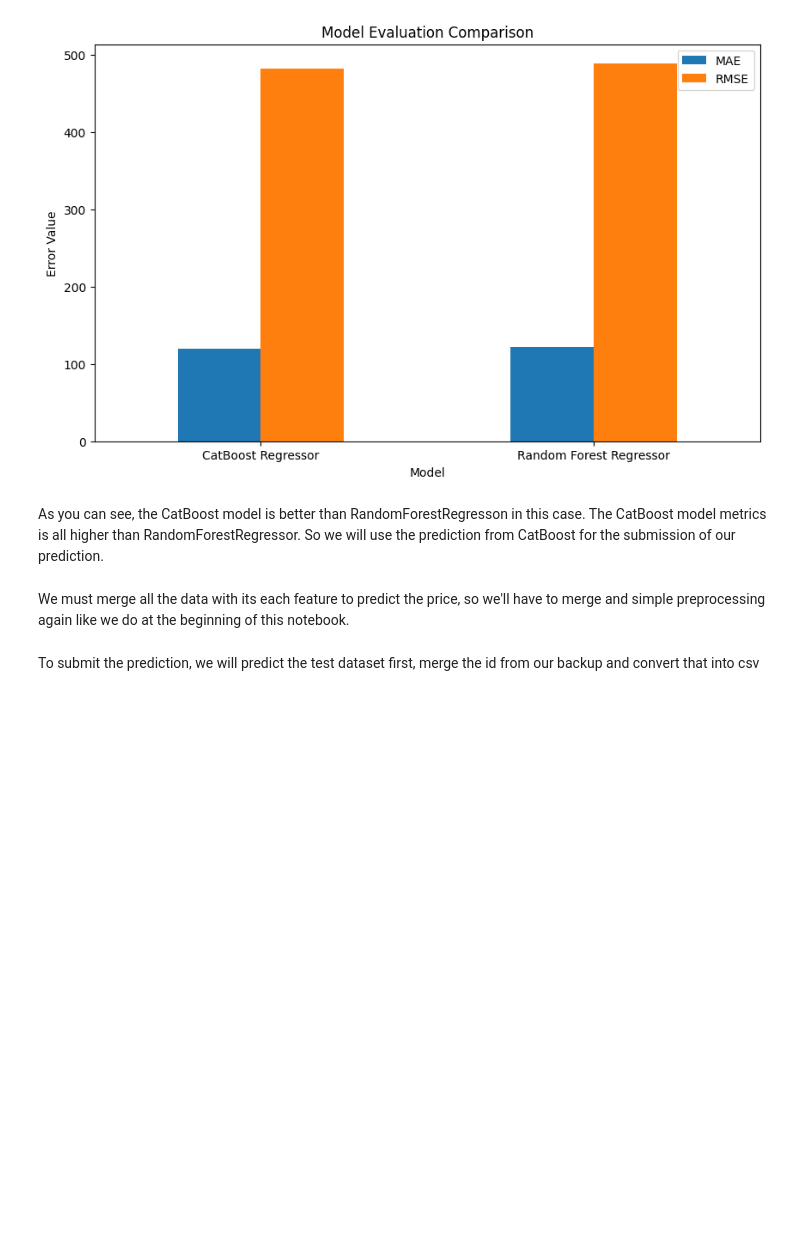
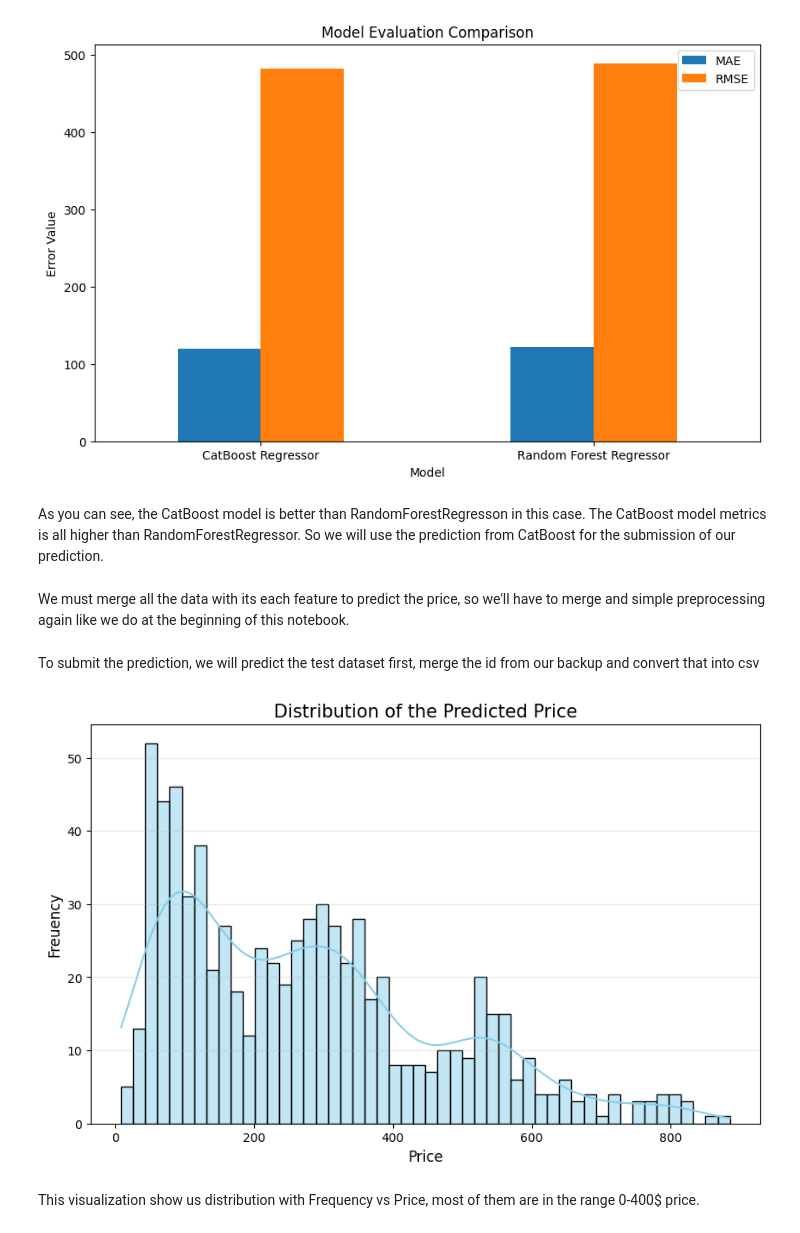
Before and after one commit to Jundannz/Airbnb-Price-Prediction, a Jupyter notebook: main.ipynb, the cells around one changed output. Saved outputs shown, nothing was run; the diff lists cells and outputs as text; code cells hidden in the pictures; blank space fills up the shorter version.

```diff
--- a/main.ipynb
+++ b/main.ipynb
@@ -401,11 +421,25 @@ To submit the prediction, we will predict the test dataset first, merge the id f
 # %%
 y_pred_final = cb_model.predict(test_prep)
 
 submission = pd.DataFrame({
     'id': test_id,
     'price': y_pred_final
 })
 
 submission.head()
 
+plt.figure(figsize=(10, 6))
+
+sns.histplot(submission['price'], kde=True, color='skyblue', bins=50)
+
+plt.title('Distribution of the Predicted Price', fontsize=15)
+plt.xlabel('Price', fontsize=12)
+plt.ylabel('Freuency', fontsize=12)
+plt.grid(axis='y', alpha=0.3)
+plt.show()
+
 submission.to_csv("sample_data/submission/submission1.csv", index=False)
+# %% [output]
+[figure, added]
+# %% [markdown]
+This visualization show us distribution with Frequency vs Price, most of them are in the range 0-400$ price.
```
Also changed, not shown: parts of 10 cells of this notebook.
